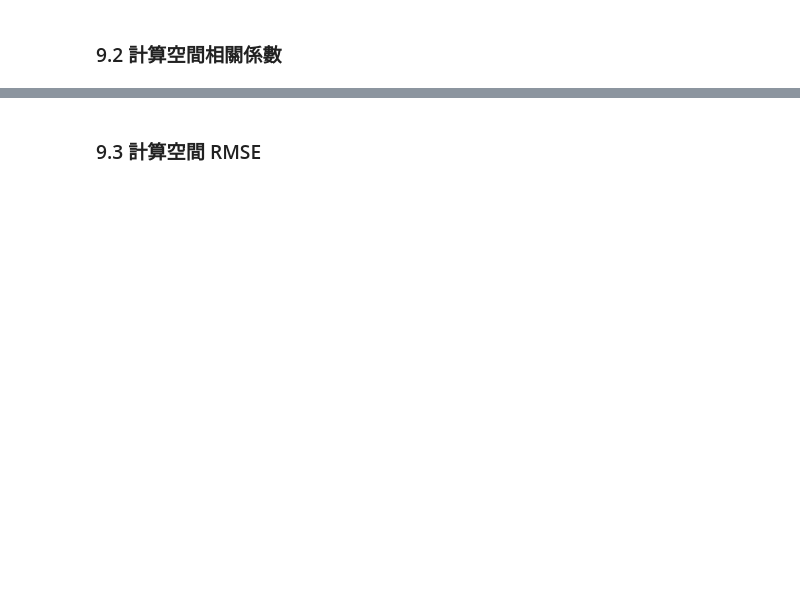
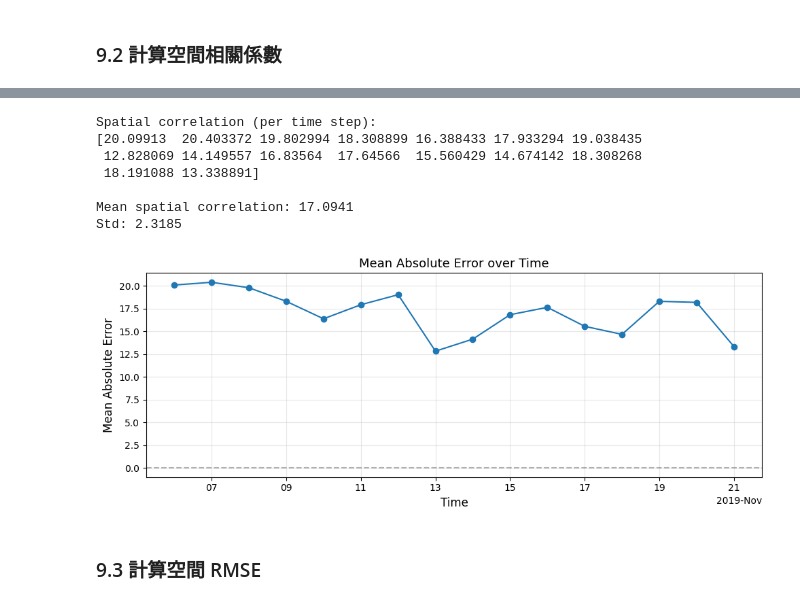
Before and after one commit to Isongzhe/python-parallel-data-processing, a Jupyter notebook: w1-xarray/notebooks/03-ml-pipeline.ipynb, the cells around one changed output, grey strips where cells are left out. Drawn from its saved outputs; the diff is of its cells as text; code cells hidden in the pictures; blank space fills up the shorter version.

```diff
--- a/w1-xarray/notebooks/03-ml-pipeline.ipynb
+++ b/w1-xarray/notebooks/03-ml-pipeline.ipynb
@@ -240,7 +243,7 @@ print("✓ Normalization applied.")
 # --- Step 3: Fill NaN values (LAST) ---
 # After Z-score, 0 is the mean, so this is a valid strategy.
 print("\nFilling NaN values with 0 (mean of standardized data)...")
-ds_daily = ds_daily.fillna(0).persist()
+ds_daily = ds_daily.fillna(0).load()
 print("✓ NaN values handled.")
 
 # --- Step 4: Validation (triggers computation) ---
@@ -653,7 +653,7 @@ train_loader = DataLoader(
     batch_size=None,  # 不要再增加 batch 維度！
     shuffle=True,     # 打亂 batches 順序（不是打亂 batch 內的順序）
     num_workers=4,  # <-- USE WORKERS
-    pin_memory=True, # <-- Add this for speed
+    pin_memory=False, # <-- Add this for speed
     multiprocessing_context='forkserver' # <-- This avoids the conflict
 )
 
@@ -889,7 +889,7 @@ criterion = nn.BCEWithLogitsLoss()
 optimizer = optim.Adam(model.parameters(), lr=0.001)
 
 # Training config
-n_epochs = 1  # Demo: 快速展示流程
+n_epochs = 3  # Demo: 快速展示流程
 
 print(f"Training configuration:")
 print(f"  Epochs: {n_epochs}")
@@ -1157,25 +1199,34 @@ print(target_da)
 # %%
 import xskillscore as xs
 
 # 計算每個時間步的空間相關
-spatial_corr = xs.pearson_r(pred_da, target_da, dim=['latitude', 'longitude'])
+spatial_corr = xs.mae(pred_da, target_da, dim=['latitude', 'longitude'])
 
 print("Spatial correlation (per time step):")
 print(spatial_corr.values)
 print()
 print(f"Mean spatial correlation: {spatial_corr.mean().values:.4f}")
 print(f"Std: {spatial_corr.std().values:.4f}")
 
 # 繪圖
 plt.figure(figsize=(10, 4))
 spatial_corr.plot(marker='o')
 plt.axhline(y=0, color='k', linestyle='--', alpha=0.3)
-plt.title('Spatial Correlation over Time', fontsize=13)
-plt.ylabel('Pearson r', fontsize=12)
+plt.title('Mean Absolute Error over Time', fontsize=13)
+plt.ylabel('Mean Absolute Error', fontsize=12)
 plt.xlabel('Time', fontsize=12)
 plt.grid(alpha=0.3)
 plt.tight_layout()
 plt.show()
+# %% [output]
+Spatial correlation (per time step):
+[20.09913  20.403372 19.802994 18.308899 16.388433 17.933294 19.038435
+ 12.828069 14.149557 16.83564  17.64566  15.560429 14.674142 18.308268
+ 18.191088 13.338891]
+
+Mean spatial correlation: 17.0941
+Std: 2.3185
+[figure, added]
 # %% [markdown]
 ### 9.3 計算空間 RMSE
 # %%
```
Also changed, not shown: parts of 17 cells of this notebook, 4 other files.
